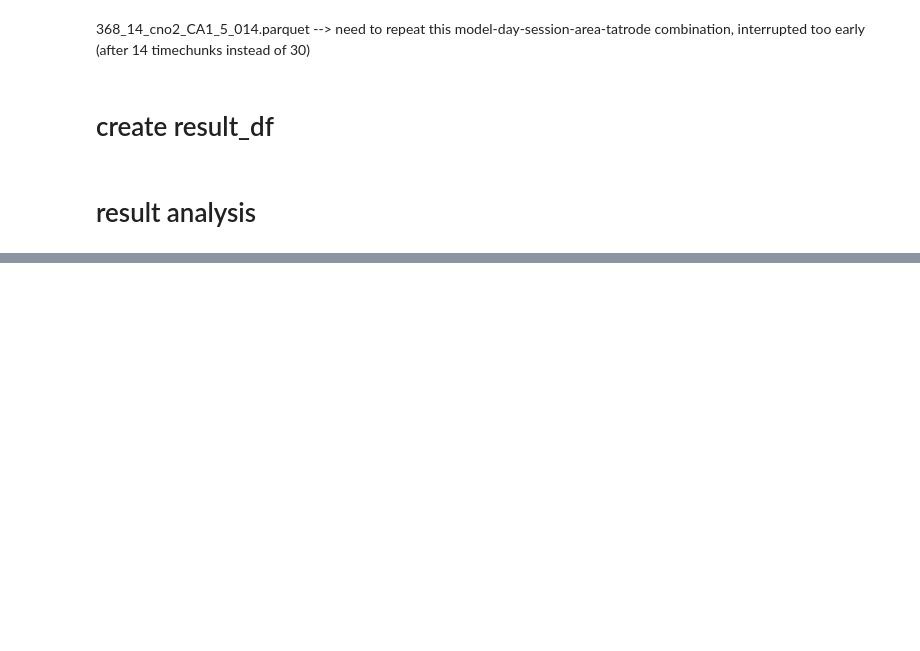
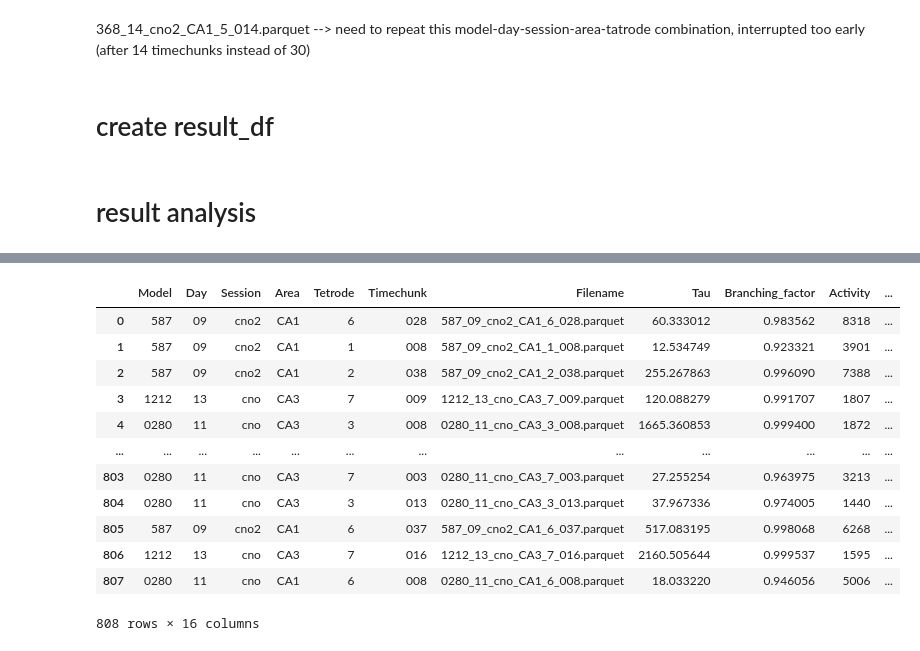
Before and after one commit to Vincentaufgithub/criticality_2, a Jupyter notebook: McHugh_reanalysis_feb26/mr_estimator_pre_post.ipynb, the cells around one changed output, grey strips where cells are left out. Cells and saved outputs as stored; diff of their text form; code cells hidden in the pictures; blank space fills up the shorter version.

```diff
--- a/McHugh_reanalysis_feb26/mr_estimator_pre_post.ipynb
+++ b/McHugh_reanalysis_feb26/mr_estimator_pre_post.ipynb
@@ -456,0 +653,16 @@ plt.tight_layout()
+# %%
+final_df
+# %% [output]
+|  | Model | Day | Session | Area | Tetrode | Timechunk | Filename | Tau | Branching_factor | Activity | ... |
+| 0 | 587 | 09 | cno2 | CA1 | 6 | 028 | 587_09_cno2_CA1_6_028.parquet | 60.333012 | 0.983562 | 8318 | ... |
+| 1 | 587 | 09 | cno2 | CA1 | 1 | 008 | 587_09_cno2_CA1_1_008.parquet | 12.534749 | 0.923321 | 3901 | ... |
+| 2 | 587 | 09 | cno2 | CA1 | 2 | 038 | 587_09_cno2_CA1_2_038.parquet | 255.267863 | 0.996090 | 7388 | ... |
+| 3 | 1212 | 13 | cno | CA3 | 7 | 009 | 1212_13_cno_CA3_7_009.parquet | 120.088279 | 0.991707 | 1807 | ... |
+| 4 | 0280 | 11 | cno | CA3 | 3 | 008 | 0280_11_cno_CA3_3_008.parquet | 1665.360853 | 0.999400 | 1872 | ... |
+| ... | ... | ... | ... | ... | ... | ... | ... | ... | ... | ... | ... |
+| 803 | 0280 | 11 | cno | CA3 | 7 | 003 | 0280_11_cno_CA3_7_003.parquet | 27.255254 | 0.963975 | 3213 | ... |
+| 804 | 0280 | 11 | cno | CA3 | 3 | 013 | 0280_11_cno_CA3_3_013.parquet | 37.967336 | 0.974005 | 1440 | ... |
+| 805 | 587 | 09 | cno2 | CA1 | 6 | 037 | 587_09_cno2_CA1_6_037.parquet | 517.083195 | 0.998068 | 6268 | ... |
+| 806 | 1212 | 13 | cno | CA3 | 7 | 016 | 1212_13_cno_CA3_7_016.parquet | 2160.505644 | 0.999537 | 1595 | ... |
+| 807 | 0280 | 11 | cno | CA1 | 6 | 008 | 0280_11_cno_CA1_6_008.parquet | 18.033220 | 0.946056 | 5006 | ... |
+808 rows × 16 columns
```
Also changed, not shown: parts of 11 cells of this notebook, 2 other files.
